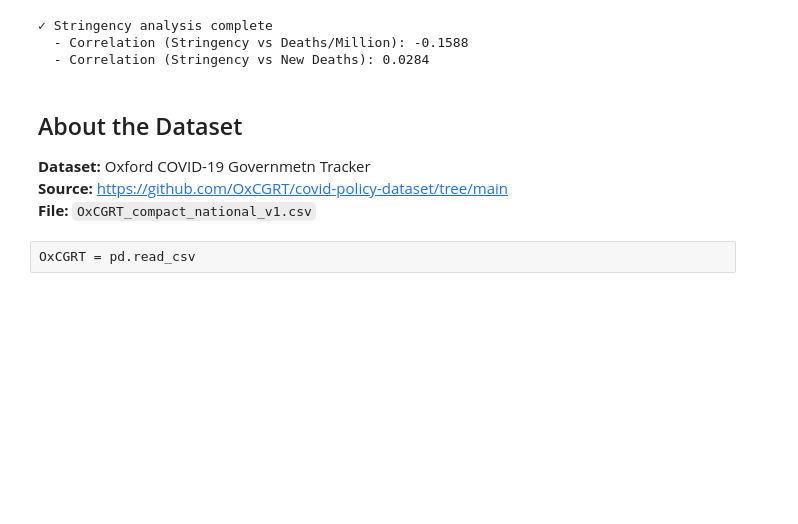
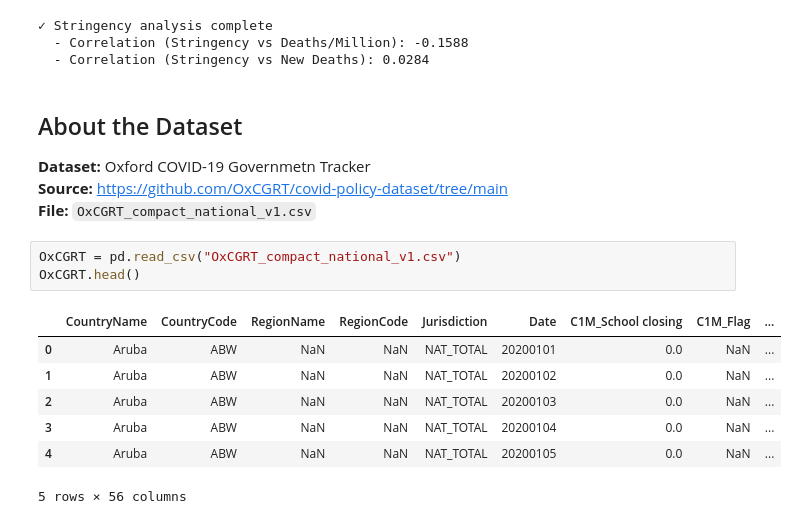
Before and after one commit to RithikaCheela/Data-Visualizations-Project, a Jupyter notebook: covidData_wrang.ipynb, the cells around one changed output. Cells and saved outputs as stored; diff of their text form; blank space fills up the shorter version.

```diff
--- a/covidData_wrang.ipynb
+++ b/covidData_wrang.ipynb
@@ -534,4 +534,13 @@ print(f"  - Correlation (Stringency vs New Deaths): {corr2:.4f}")
 **Source:** https://github.com/OxCGRT/covid-policy-dataset/tree/main
 **File:** `OxCGRT_compact_national_v1.csv`
 # %%
-OxCGRT = pd.read_csv
+OxCGRT = pd.read_csv("OxCGRT_compact_national_v1.csv")
+OxCGRT.head()
+# %% [output]
+|  | CountryName | CountryCode | RegionName | RegionCode | Jurisdiction | Date | C1M_School closing | C1M_Flag | ... |
+| 0 | Aruba | ABW | NaN | NaN | NAT_TOTAL | 20200101 | 0.0 | NaN | ... |
+| 1 | Aruba | ABW | NaN | NaN | NAT_TOTAL | 20200102 | 0.0 | NaN | ... |
+| 2 | Aruba | ABW | NaN | NaN | NAT_TOTAL | 20200103 | 0.0 | NaN | ... |
+| 3 | Aruba | ABW | NaN | NaN | NAT_TOTAL | 20200104 | 0.0 | NaN | ... |
+| 4 | Aruba | ABW | NaN | NaN | NAT_TOTAL | 20200105 | 0.0 | NaN | ... |
+5 rows × 56 columns
```
Also changed, not shown: parts of 9 cells of this notebook.
